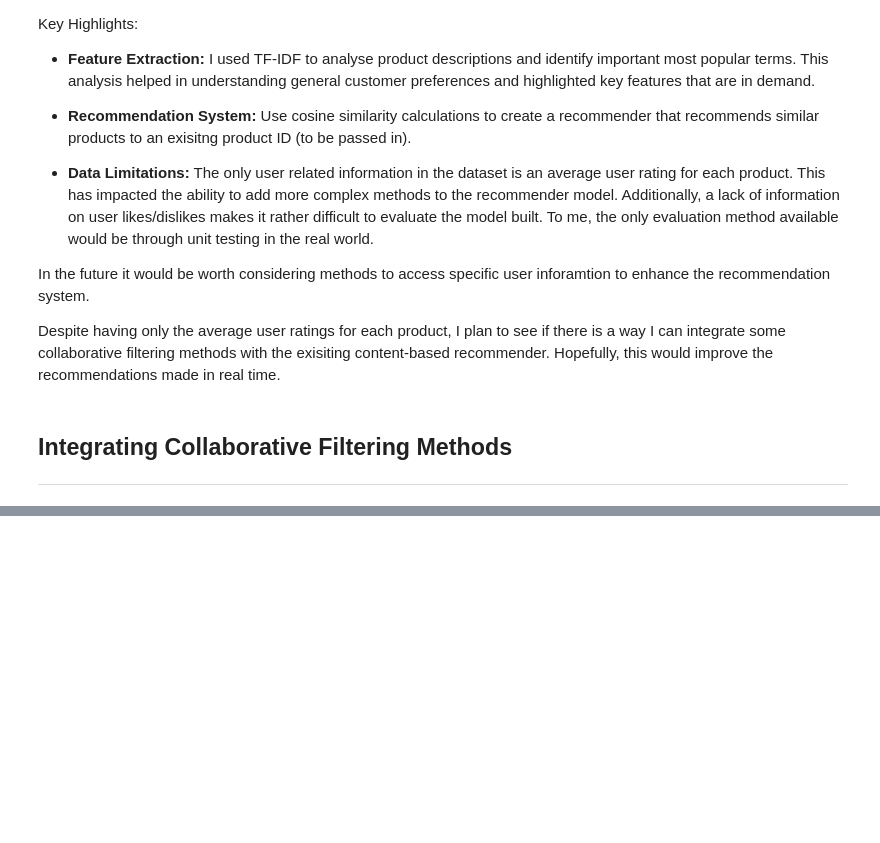
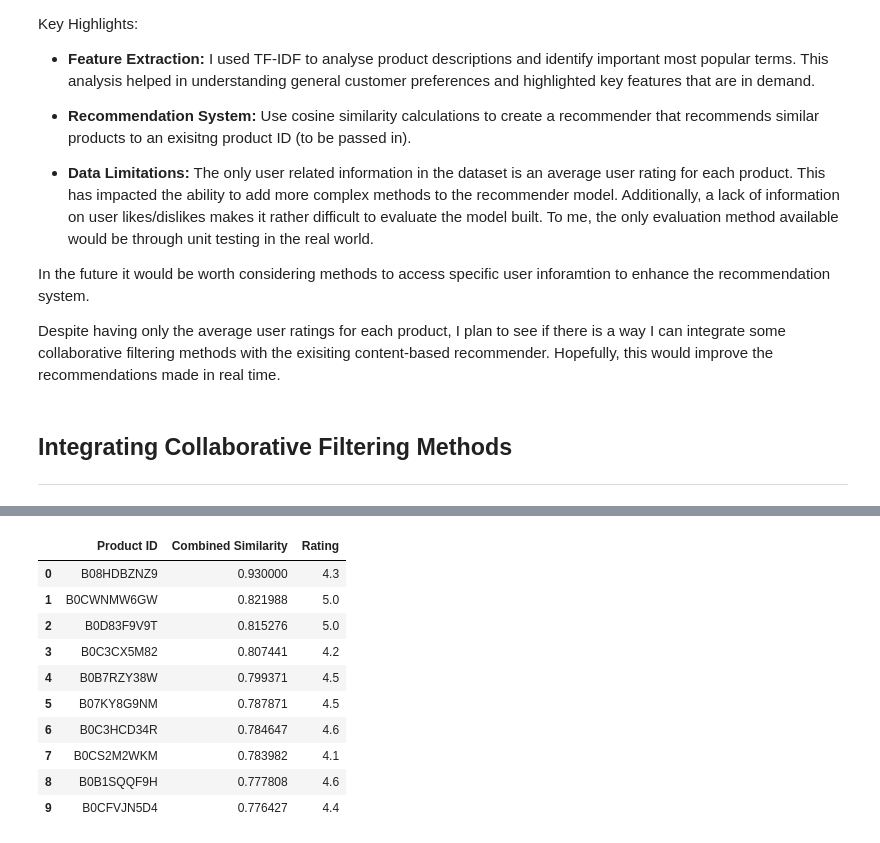
Before and after one commit to simrenbasra/Sound-Decisions, a Jupyter notebook: notebooks/03_recommendations/01-recommender.ipynb, the cells around one changed output, grey strips where cells are left out. Saved outputs shown, nothing was run; the diff lists cells and outputs as text; code cells hidden in the pictures; blank space fills up the shorter version.

```diff
--- a/notebooks/03_recommendations/01-recommender.ipynb
+++ b/notebooks/03_recommendations/01-recommender.ipynb
@@ -274,0 +309,18 @@ Despite having only the average user ratings for each product, I plan to see if
+# %%
+def hybrid_recommender(product_id, similarities, alpha= 0.6) :
+
+# Find index of the product
+    product_index = df[df['Product ID'] == product_id].index
+
+    cosine_sim = similarities[product_index, :].flatten()
+    combined_score = (alpha * cosine_sim) + ((1 - alpha) * scaled_df['Rating'])
+
+    sim_df = pd.DataFrame(
+        {'Product ID': df['Product ID'],
+         'Combined Similarity': combined_score,
+         'Rating' :df['Rating']
+        })
+
+    top_df = sim_df[sim_df['Rating'] >= 4.0].sort_values(by='Combined Similarity', ascending=False).head(10)
+    top_df.reset_index(drop = True, inplace=True)
+    return top_df
@@ -274,0 +341,14 @@ Despite having only the average user ratings for each product, I plan to see if
+# %%
+hybrid_recommender('B08HDBZNZ9',cosine_sim)
+# %% [output]
+|  | Product ID | Combined Similarity | Rating |
+| 0 | B08HDBZNZ9 | 0.930000 | 4.3 |
+| 1 | B0CWNMW6GW | 0.821988 | 5.0 |
+| 2 | B0D83F9V9T | 0.815276 | 5.0 |
+| 3 | B0C3CX5M82 | 0.807441 | 4.2 |
+| 4 | B0B7RZY38W | 0.799371 | 4.5 |
+| 5 | B07KY8G9NM | 0.787871 | 4.5 |
+| 6 | B0C3HCD34R | 0.784647 | 4.6 |
+| 7 | B0CS2M2WKM | 0.783982 | 4.1 |
+| 8 | B0B1SQQF9H | 0.777808 | 4.6 |
+| 9 | B0CFVJN5D4 | 0.776427 | 4.4 |
```
Also changed, not shown: parts of 12 cells of this notebook.
